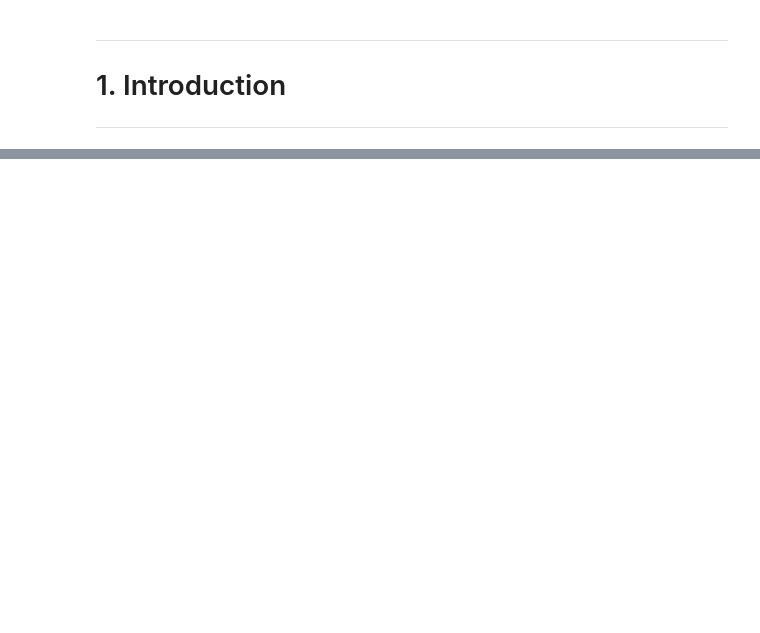
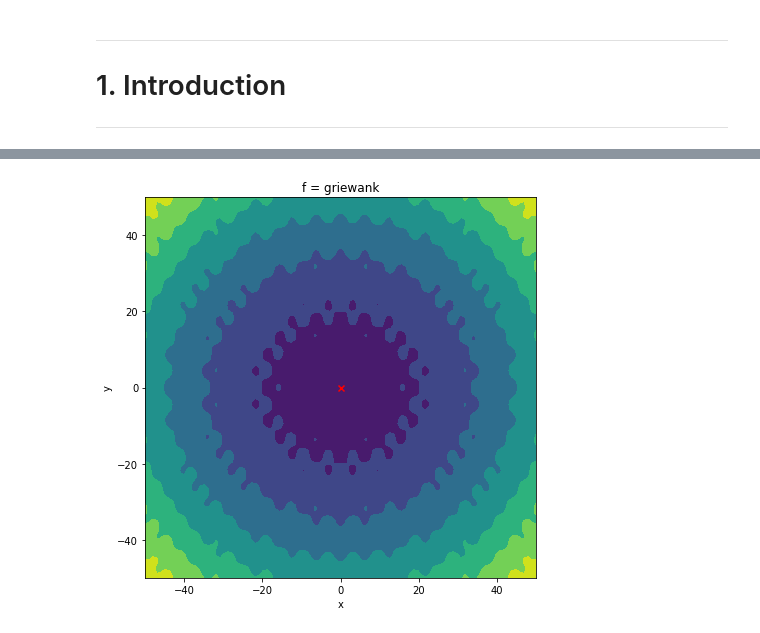
Before and after one commit to OpenSourceEconomics/ose-scientific-computing-course-wirecard, a Jupyter notebook: student_project.ipynb, the cells around one changed output, grey strips where cells are left out. Cells and saved outputs as stored; diff of their text form; code cells hidden in the pictures; blank space fills up the shorter version.

```diff
--- a/student_project.ipynb
+++ b/student_project.ipynb
@@ -26,0 +145,4 @@ This notebook is inpired to a great extent by the following Articles:
+# %%
+plot_test_function_contour((-50,50),griewank,'griewank',opt=(0,0))
+# %% [output]
+[figure, added]
```
Also changed, not shown: parts of 42 cells of this notebook, 5 other files.
